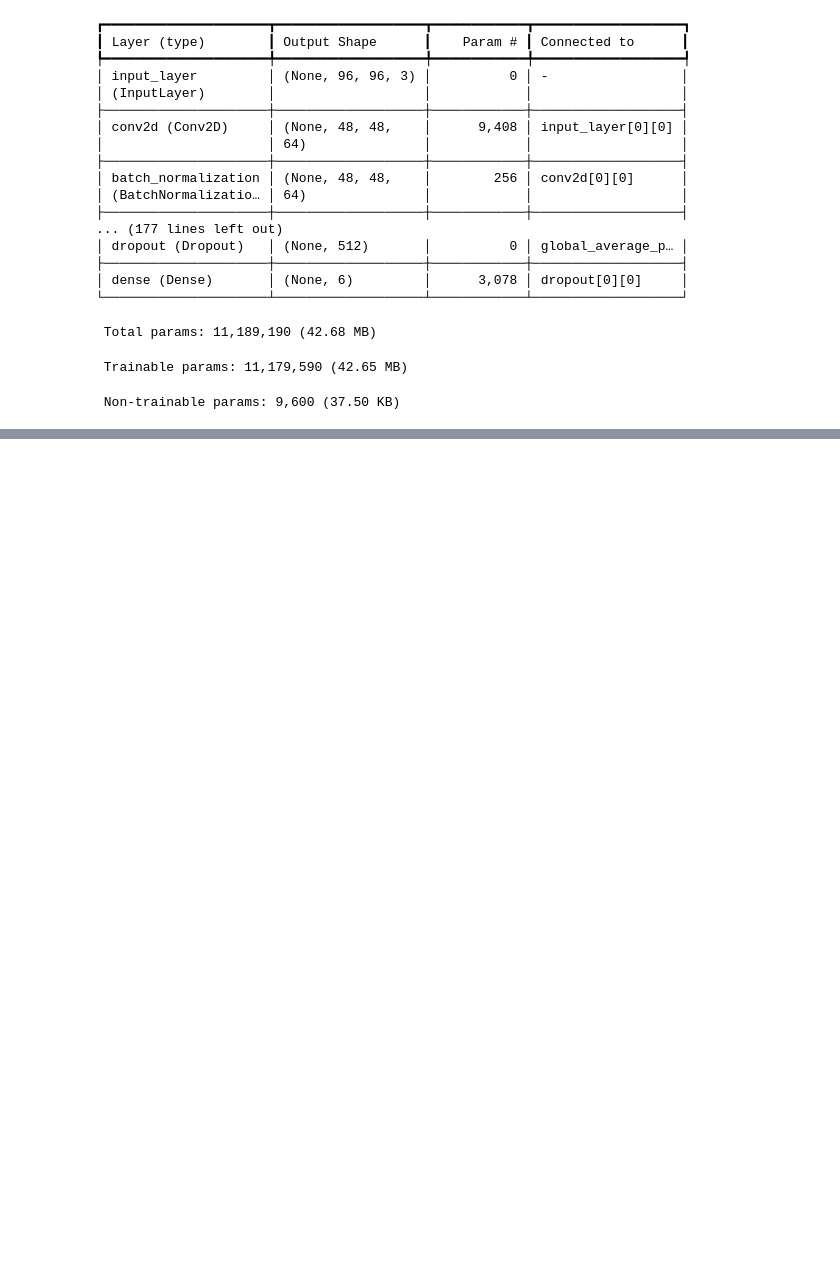
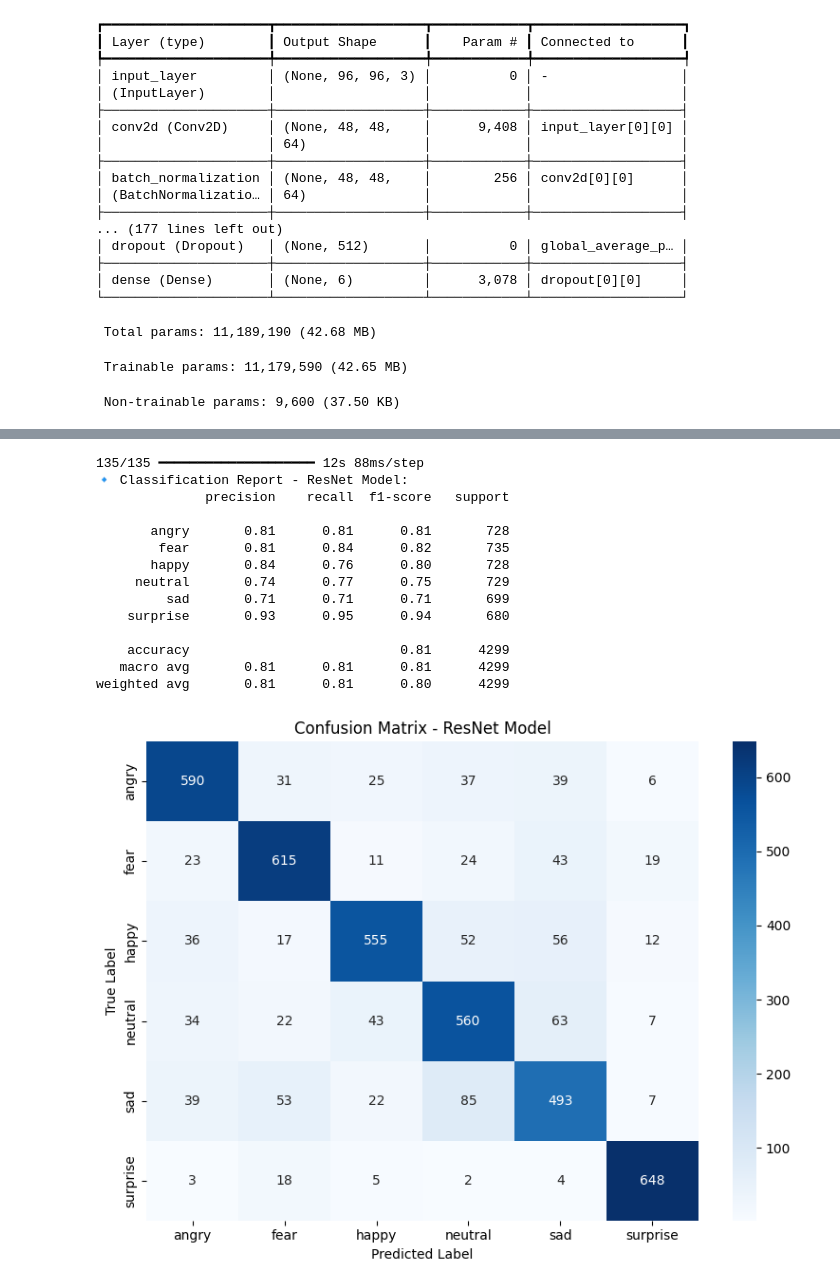
Before and after one commit to Longhanhmid24/App_Mobile_Emotion, a Jupyter notebook: training_model/ResNet_Model/ResNet18_model.ipynb, the cells around one changed output, grey strips where cells are left out. Drawn from its saved outputs; the diff is of its cells as text; code cells hidden in the pictures; blank space fills up the shorter version.

```diff
--- a/training_model/ResNet_Model/ResNet18_model.ipynb
+++ b/training_model/ResNet_Model/ResNet18_model.ipynb
@@ -368,0 +283,49 @@ weighted avg       0.81      0.81      0.81      4299
+# %%
+from keras.models import load_model
+from sklearn.metrics import classification_report, confusion_matrix
+import numpy as np
+import matplotlib.pyplot as plt
+import seaborn as sns
+
+# ✅ Danh sách tên lớp (cập nhật nếu cần)
+class_names = ['angry', 'fear', 'happy', 'neutral', 'sad', 'surprise']
+
+# ✅ Load mô hình gốc
+base_model = load_model("resnet18_model.keras")
+
+# ✅ Dự đoán
+y_pred_probs = base_model.predict(x_test)
+y_pred = np.argmax(y_pred_probs, axis=1)
+y_true = np.argmax(y_test, axis=1)  # Nếu y_test là one-hot. Nếu không, bỏ dòng này.
+
+# ✅ Classification report
+print("🔹 Classification Report - ResNet Model:")
+print(classification_report(y_true, y_pred, target_names=class_names))
+
+# ✅ Vẽ ma trận nhầm lẫn
+cm = confusion_matrix(y_true, y_pred)
+
+plt.figure(figsize=(8, 6))
+sns.heatmap(cm, annot=True, fmt="d", cmap="Blues",
+            xticklabels=class_names, yticklabels=class_names)
+plt.xlabel("Predicted Label")
+plt.ylabel("True Label")
+plt.title("Confusion Matrix - ResNet Model")
+plt.tight_layout()
+plt.show()
+# %% [output]
+135/135 ━━━━━━━━━━━━━━━━━━━━ 12s 88ms/step
+🔹 Classification Report - ResNet Model:
+              precision    recall  f1-score   support
+
+       angry       0.81      0.81      0.81       728
+        fear       0.81      0.84      0.82       735
+       happy       0.84      0.76      0.80       728
+     neutral       0.74      0.77      0.75       729
+         sad       0.71      0.71      0.71       699
+    surprise       0.93      0.95      0.94       680
+
+    accuracy                           0.81      4299
+   macro avg       0.81      0.81      0.81      4299
+weighted avg       0.81      0.81      0.80      4299
+[figure, added]
```
Also changed, not shown: parts of 6 cells of this notebook, 11 other files.
